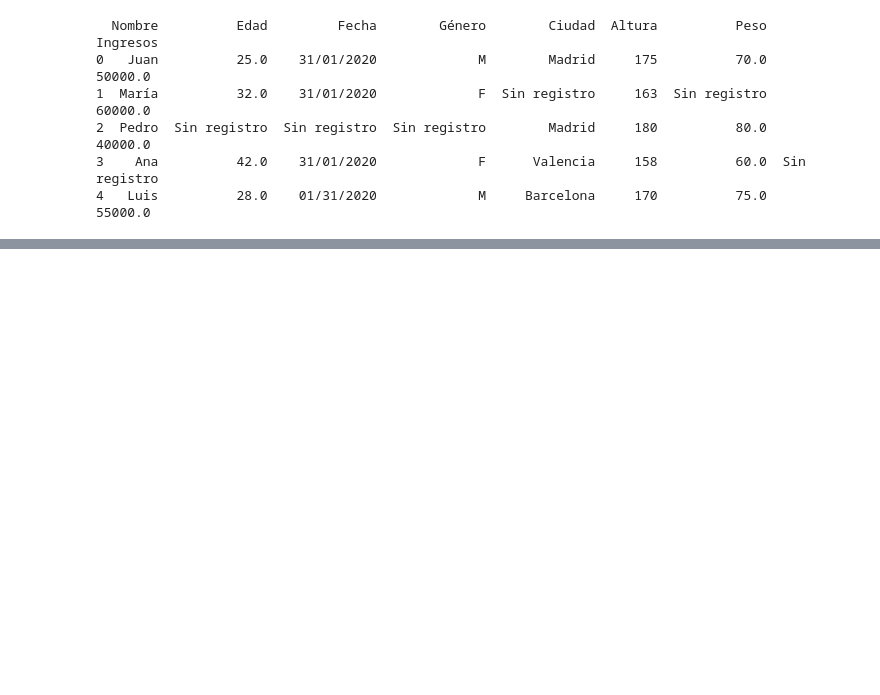
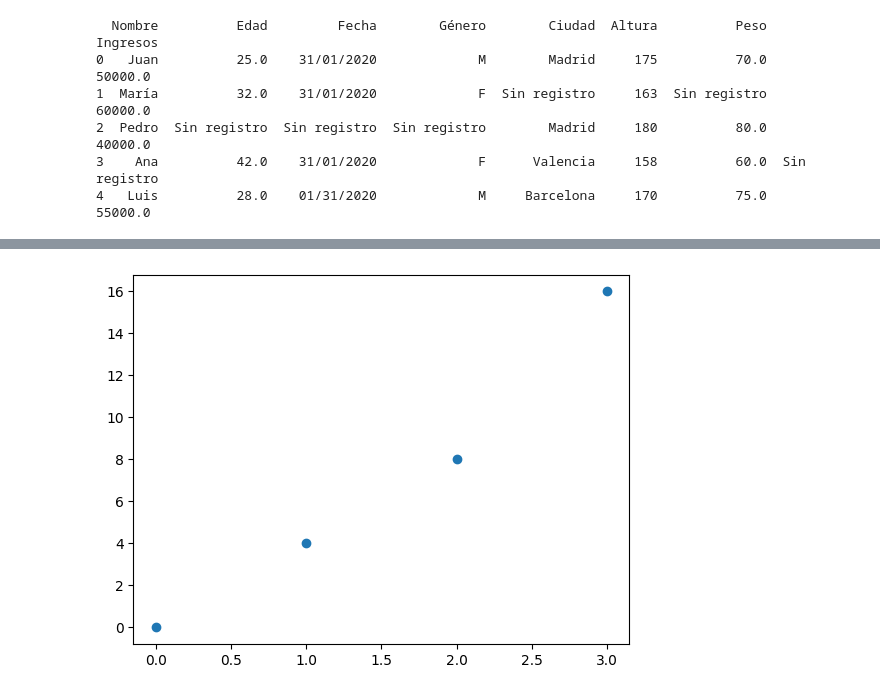
Before and after one commit to SamuelNkr/Curso-Pyton-Repositorio, a Jupyter notebook: nootebook.ipynb, the cells around one changed output, grey strips where cells are left out. Cells and saved outputs as stored; diff of their text form; code cells hidden in the pictures; blank space fills up the shorter version.

```diff
--- a/nootebook.ipynb
+++ b/nootebook.ipynb
@@ -370,0 +500,9 @@ print(df_Relleno.to_string())
+# %%
+import numpy as np
+
+puntos_x = np.array([0,4,8,16])
+
+plt.plot(puntos_x, "o")
+plt.show()
+# %% [output]
+[figure, added]
```
Also changed, not shown: parts of 20 cells of this notebook, 1 other file.
